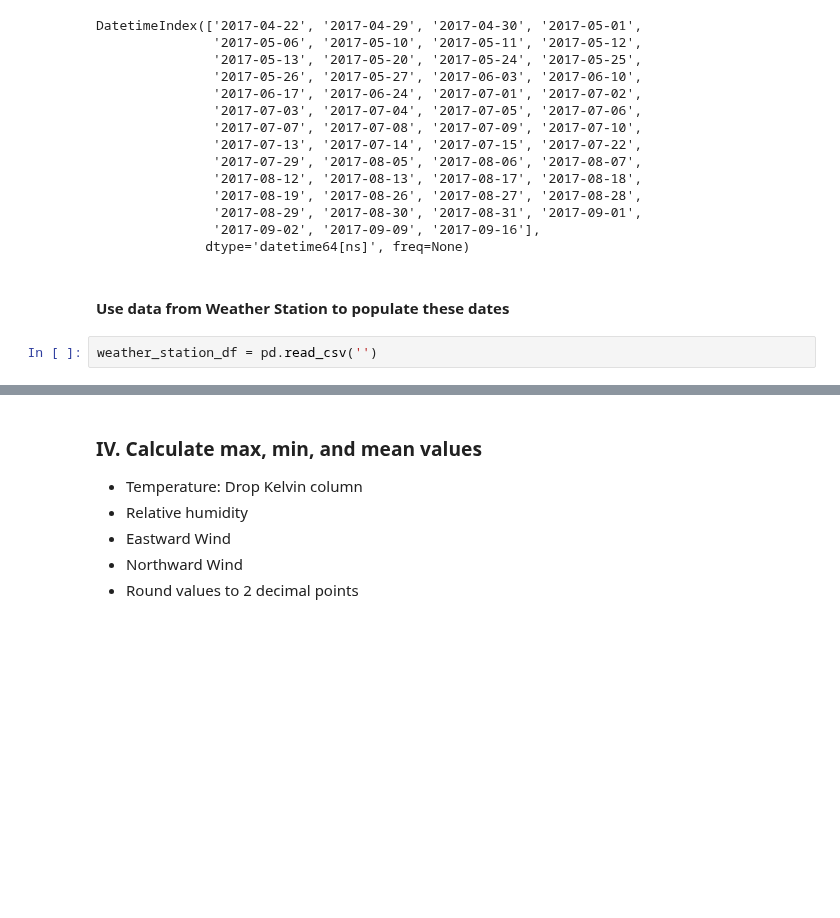
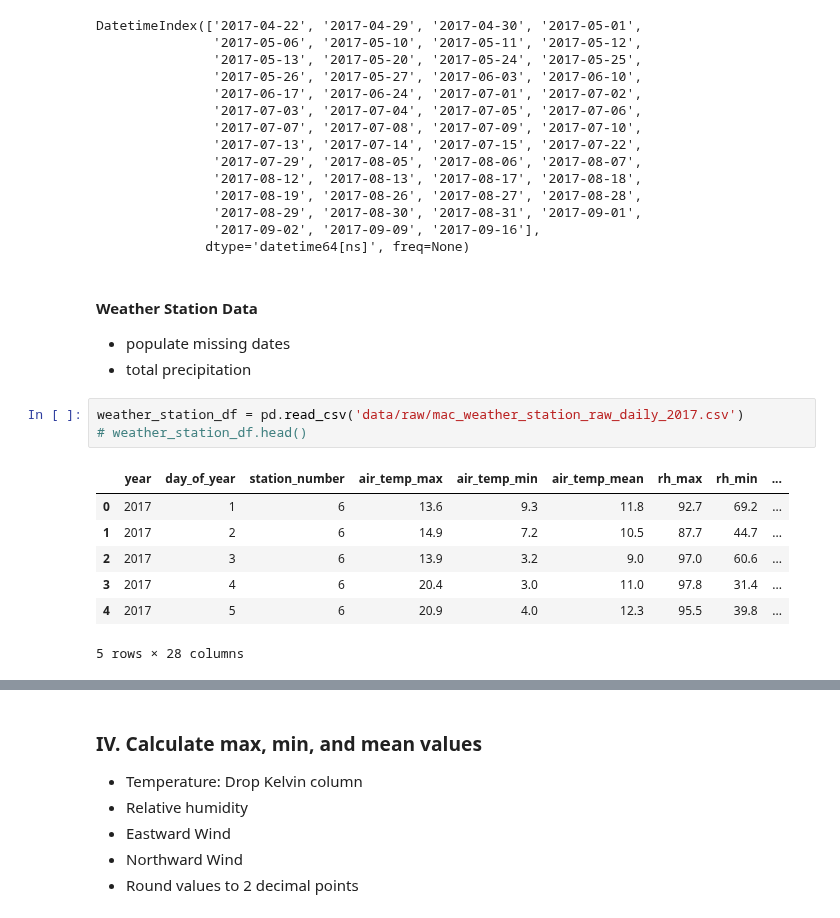
Before and after one commit to genophenoenvo/terraref-datasets, a Jupyter notebook: notebooks/weather_data_season_4.ipynb, the cells around one changed output, grey strips where cells are left out. Cells and saved outputs as stored; diff of their text form; blank space fills up the shorter version.

Commit message:
new weather df from weather station with season 4 dates only

```diff
--- a/notebooks/weather_data_season_4.ipynb
+++ b/notebooks/weather_data_season_4.ipynb
@@ -180,6 +191,17 @@ DatetimeIndex(['2017-04-22', '2017-04-29', '2017-04-30', '2017-05-01',
                '2017-09-02', '2017-09-09', '2017-09-16'],
               dtype='datetime64[ns]', freq=None)
 # %% [markdown]
-#### Use data from Weather Station to populate these dates
+#### Weather Station Data
+* populate missing dates
+* total precipitation
 # %%
-weather_station_df = pd.read_csv('')
+weather_station_df = pd.read_csv('data/raw/mac_weather_station_raw_daily_2017.csv')
+# weather_station_df.head()
+# %% [output]
+|  | year | day_of_year | station_number | air_temp_max | air_temp_min | air_temp_mean | rh_max | rh_min | ... |
+| 0 | 2017 | 1 | 6 | 13.6 | 9.3 | 11.8 | 92.7 | 69.2 | ... |
+| 1 | 2017 | 2 | 6 | 14.9 | 7.2 | 10.5 | 87.7 | 44.7 | ... |
+| 2 | 2017 | 3 | 6 | 13.9 | 3.2 | 9.0 | 97.0 | 60.6 | ... |
+| 3 | 2017 | 4 | 6 | 20.4 | 3.0 | 11.0 | 97.8 | 31.4 | ... |
+| 4 | 2017 | 5 | 6 | 20.9 | 4.0 | 12.3 | 95.5 | 39.8 | ... |
+5 rows × 28 columns
```
Also changed, not shown: parts of 8 cells of this notebook.
